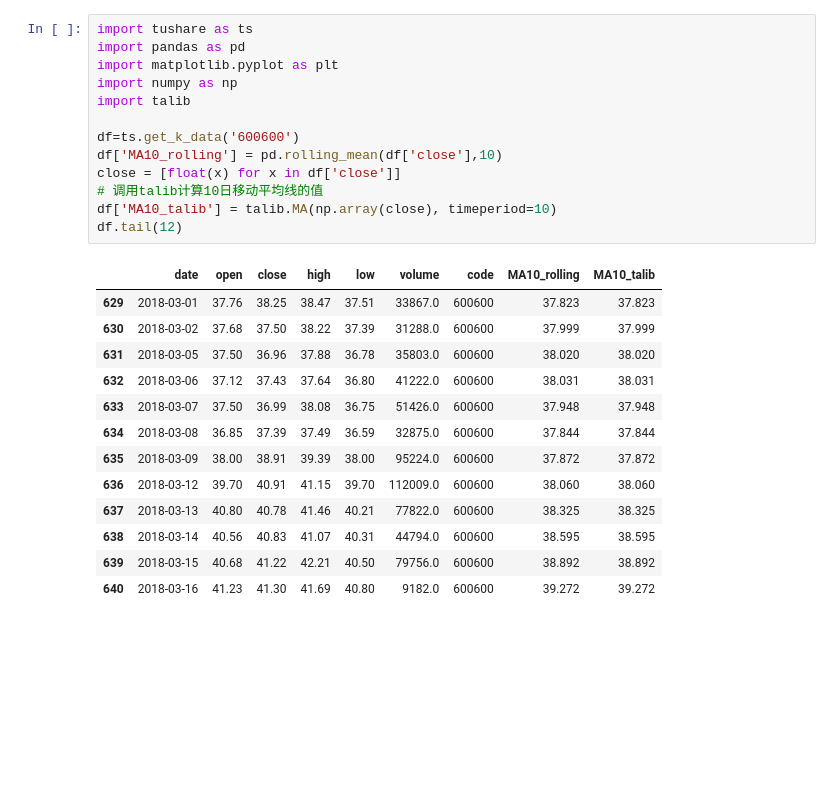
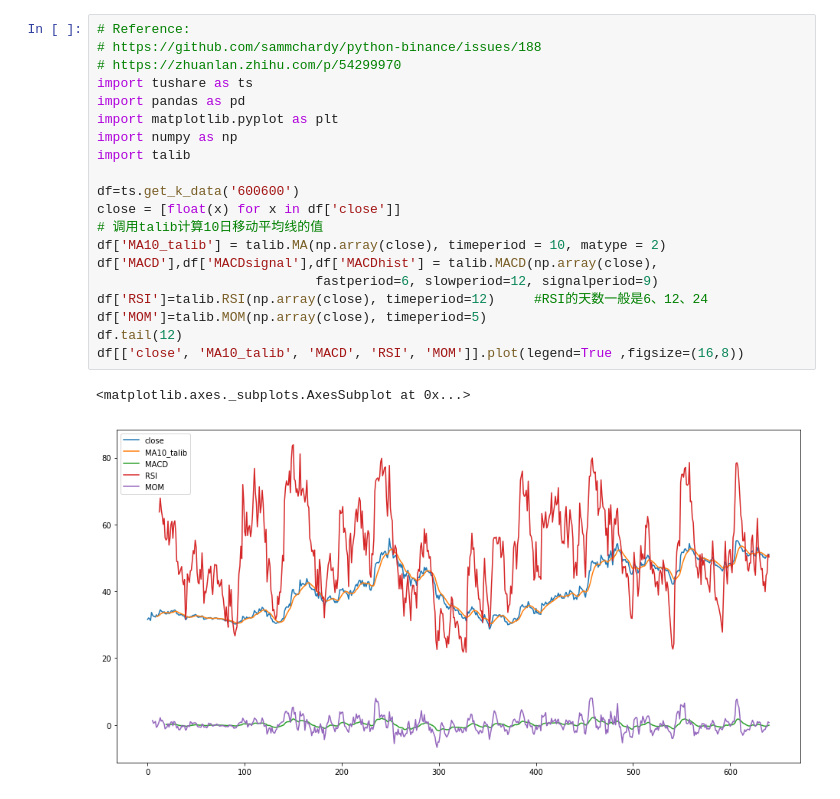
Before and after one commit to alanz2015/MyQuantitativeAlgoTest, a Jupyter notebook: StudyTA-Lib02.ipynb, the cells around one changed output. Cells and saved outputs as stored; diff of their text form; blank space fills up the shorter version.

```diff
--- a/StudyTA-Lib02.ipynb
+++ b/StudyTA-Lib02.ipynb
@@ -1,27 +1,23 @@
 # %%
+# Reference:
+# https://github.com/sammchardy/python-binance/issues/188
+# https://zhuanlan.zhihu.com/p/54299970
 import tushare as ts
 import pandas as pd
 import matplotlib.pyplot as plt
 import numpy as np
 import talib
 
 df=ts.get_k_data('600600')
-df['MA10_rolling'] = pd.rolling_mean(df['close'],10)
 close = [float(x) for x in df['close']]
 # 调用talib计算10日移动平均线的值
-df['MA10_talib'] = talib.MA(np.array(close), timeperiod=10)
+df['MA10_talib'] = talib.MA(np.array(close), timeperiod = 10, matype = 2)
+df['MACD'],df['MACDsignal'],df['MACDhist'] = talib.MACD(np.array(close),
+                            fastperiod=6, slowperiod=12, signalperiod=9)
+df['RSI']=talib.RSI(np.array(close), timeperiod=12)     #RSI的天数一般是6、12、24
+df['MOM']=talib.MOM(np.array(close), timeperiod=5)
 df.tail(12)
+df[['close', 'MA10_talib', 'MACD', 'RSI', 'MOM']].plot(legend=True ,figsize=(16,8))
 # %% [output]
-|  | date | open | close | high | low | volume | code | MA10_rolling | MA10_talib |
-| 629 | 2018-03-01 | 37.76 | 38.25 | 38.47 | 37.51 | 33867.0 | 600600 | 37.823 | 37.823 |
-| 630 | 2018-03-02 | 37.68 | 37.50 | 38.22 | 37.39 | 31288.0 | 600600 | 37.999 | 37.999 |
-| 631 | 2018-03-05 | 37.50 | 36.96 | 37.88 | 36.78 | 35803.0 | 600600 | 38.020 | 38.020 |
-| 632 | 2018-03-06 | 37.12 | 37.43 | 37.64 | 36.80 | 41222.0 | 600600 | 38.031 | 38.031 |
-| 633 | 2018-03-07 | 37.50 | 36.99 | 38.08 | 36.75 | 51426.0 | 600600 | 37.948 | 37.948 |
-| 634 | 2018-03-08 | 36.85 | 37.39 | 37.49 | 36.59 | 32875.0 | 600600 | 37.844 | 37.844 |
-| 635 | 2018-03-09 | 38.00 | 38.91 | 39.39 | 38.00 | 95224.0 | 600600 | 37.872 | 37.872 |
-| 636 | 2018-03-12 | 39.70 | 40.91 | 41.15 | 39.70 | 112009.0 | 600600 | 38.060 | 38.060 |
-| 637 | 2018-03-13 | 40.80 | 40.78 | 41.46 | 40.21 | 77822.0 | 600600 | 38.325 | 38.325 |
-| 638 | 2018-03-14 | 40.56 | 40.83 | 41.07 | 40.31 | 44794.0 | 600600 | 38.595 | 38.595 |
-| 639 | 2018-03-15 | 40.68 | 41.22 | 42.21 | 40.50 | 79756.0 | 600600 | 38.892 | 38.892 |
-| 640 | 2018-03-16 | 41.23 | 41.30 | 41.69 | 40.80 | 9182.0 | 600600 | 39.272 | 39.272 |
+<matplotlib.axes._subplots.AxesSubplot at 0x...>
+[figure, added]
```
Also changed, not shown: 4 other files.
